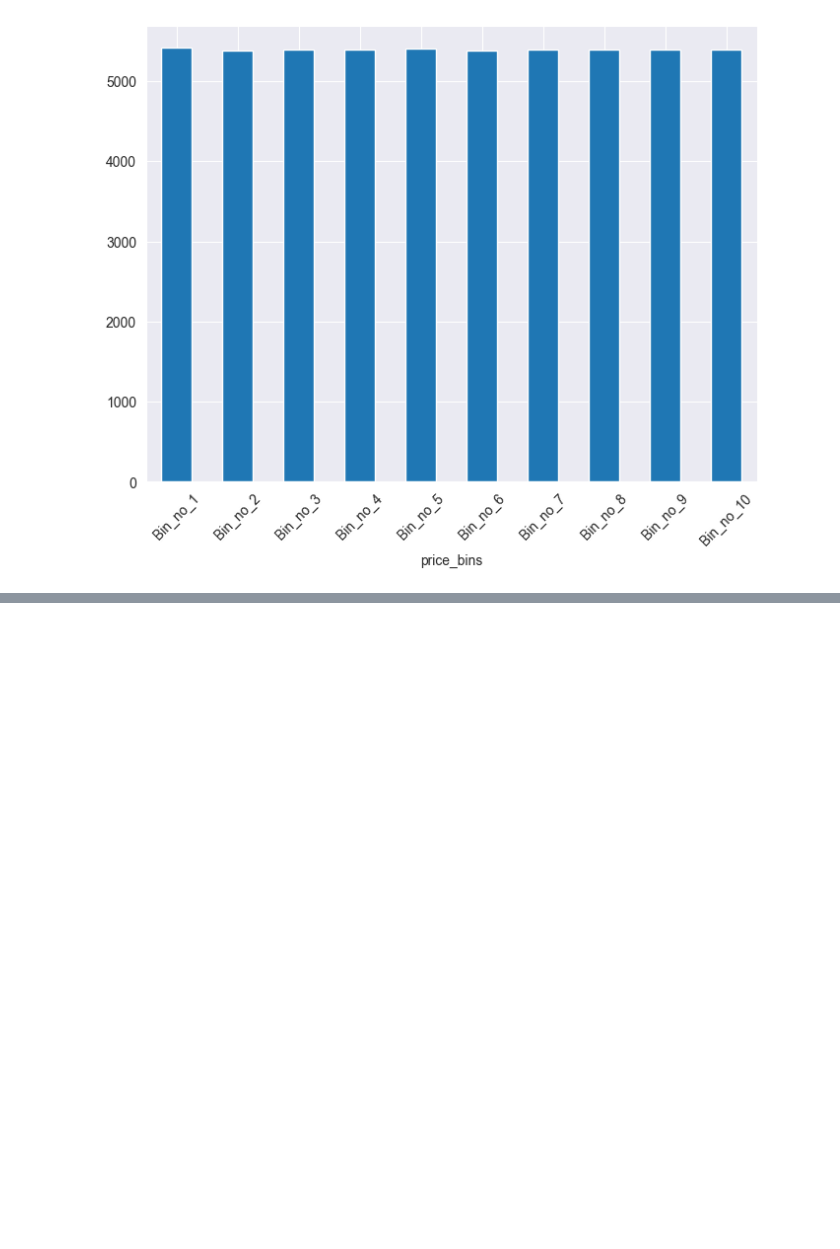
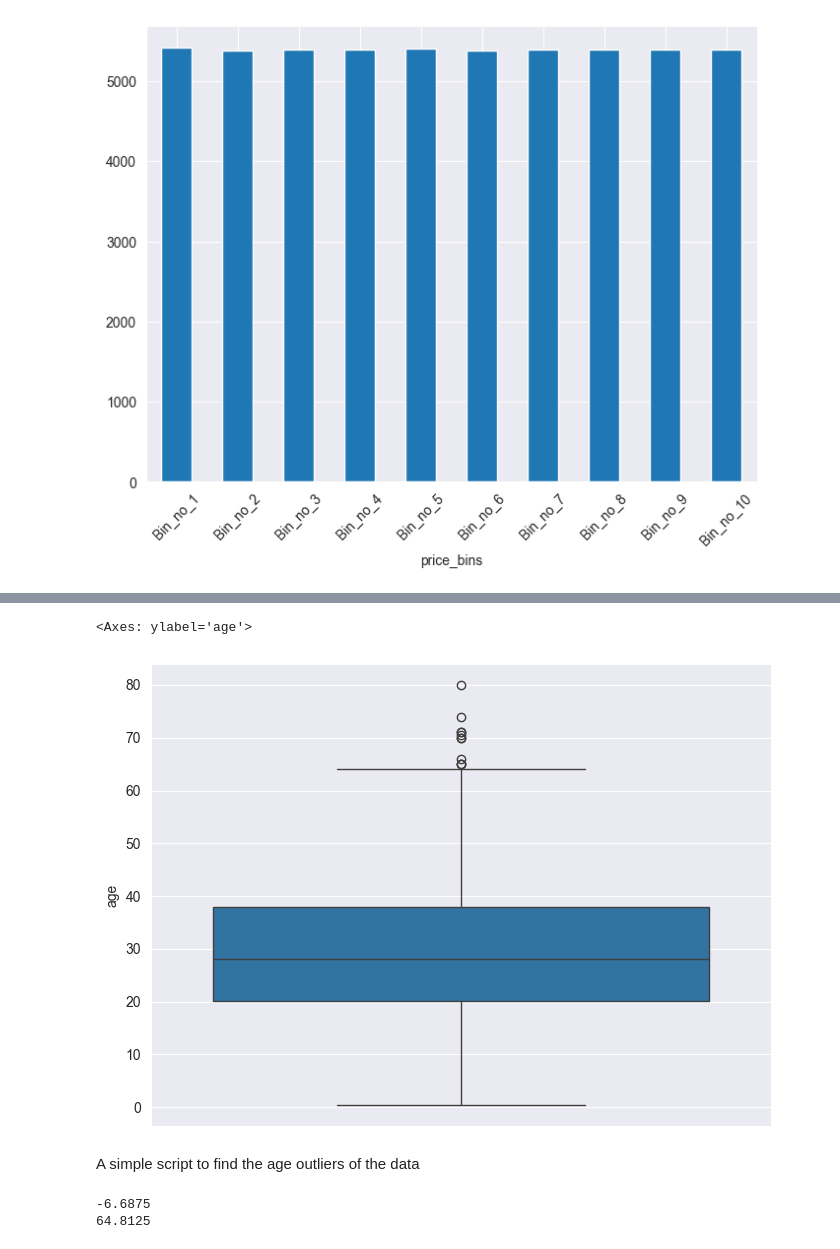
Before and after one commit to KennedyMungai/scikit-learn-intro, a Jupyter notebook: scikit_learn_intro.ipynb, the cells around one changed output, grey strips where cells are left out. Cells and saved outputs as stored; diff of their text form; code cells hidden in the pictures; blank space fills up the shorter version.

Commit message:
Wrote the logic for outlier trimming

```diff
--- a/scikit_learn_intro.ipynb
+++ b/scikit_learn_intro.ipynb
@@ -714,0 +719,12 @@ plt.xticks(rotation=45)
+# %%
+import matplotlib.pyplot as plt
+import seaborn as sns
+import pandas as pd
+import numpy as np
+
+plt.rcParams['figure.figsize'] = [8, 6]
+sns.set_style('darkgrid')
+
+titanic_data = sns.load_dataset('titanic')
+
+titanic_data.head(20)
@@ -714,0 +749,18 @@ plt.xticks(rotation=45)
+# %%
+sns.boxplot(y='age', data=titanic_data)
+# %% [output]
+<Axes: ylabel='age'>
+[figure, added]
+# %% [markdown]
+<p>A simple script to find the age outliers of the data</p>
+# %%
+IQR = titanic_data['age'].quantile(0.75) - titanic_data['age'].quantile(0.25)
+
+lower_age_limit = titanic_data['age'].quantile(0.25) - (IQR * 1.5)
+upper_age_limit = titanic_data['age'].quantile(0.75) + (IQR * 1.5)
+
+print(lower_age_limit)
+print(upper_age_limit)
+# %% [output]
+-6.6875
+64.8125
```
Also changed, not shown: parts of 9 cells of this notebook.
